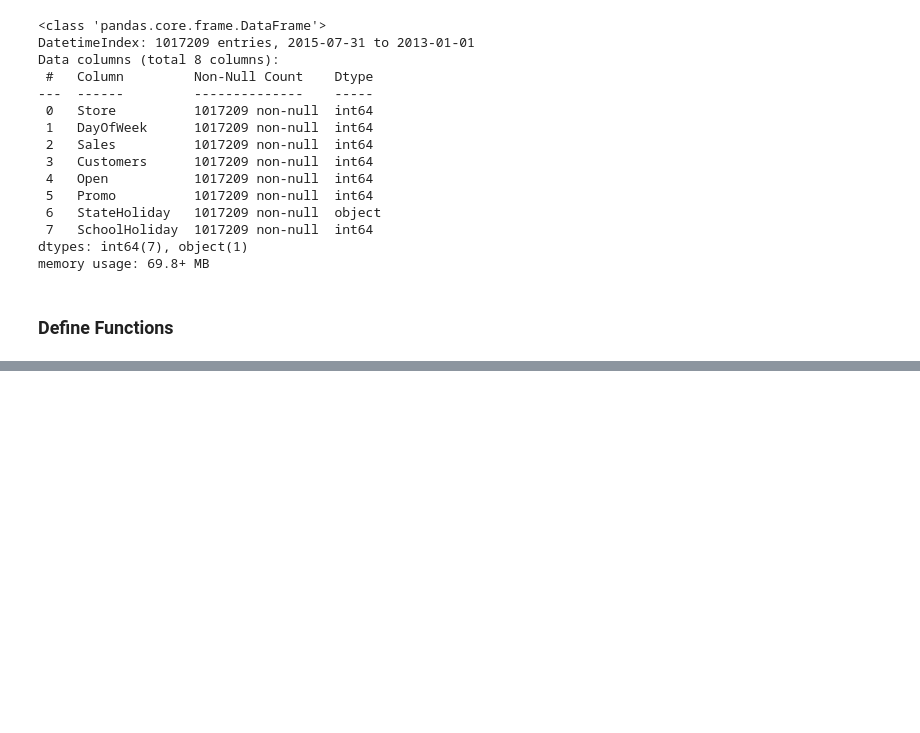
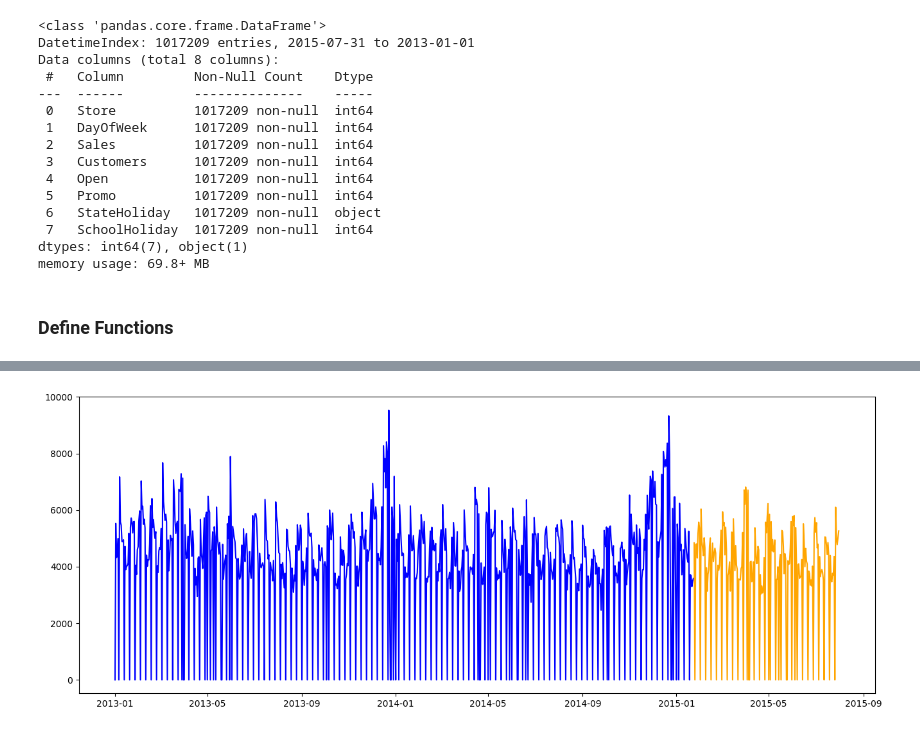
Before and after one commit to Fabster79/timeseries_fc, a Jupyter notebook: notebooks/050 - Python Script Visual.ipynb, the cells around one changed output, grey strips where cells are left out. Cells and saved outputs as stored; diff of their text form; code cells hidden in the pictures; blank space fills up the shorter version.

```diff
--- a/notebooks/050 - Python Script Visual.ipynb
+++ b/notebooks/050 - Python Script Visual.ipynb
@@ -121,3 +129,13 @@ plt.show()
+# %%
+fig ,axes =plt.subplots(1,1)
+fig.set_figheight(6)
+fig.set_figwidth(16)
+
+axes.plot(train_data["Sales"], label='Train',color='blue')
+axes.plot(test_data["Sales"], label='Test',color='orange')
+plt.show()
+# %% [output]
+[figure, added]
 # %%
 fig ,axes =plt.subplots(1,1)
 fig.set_figheight(6)
```
Also changed, not shown: parts of 14 cells of this notebook, 5 other files.
